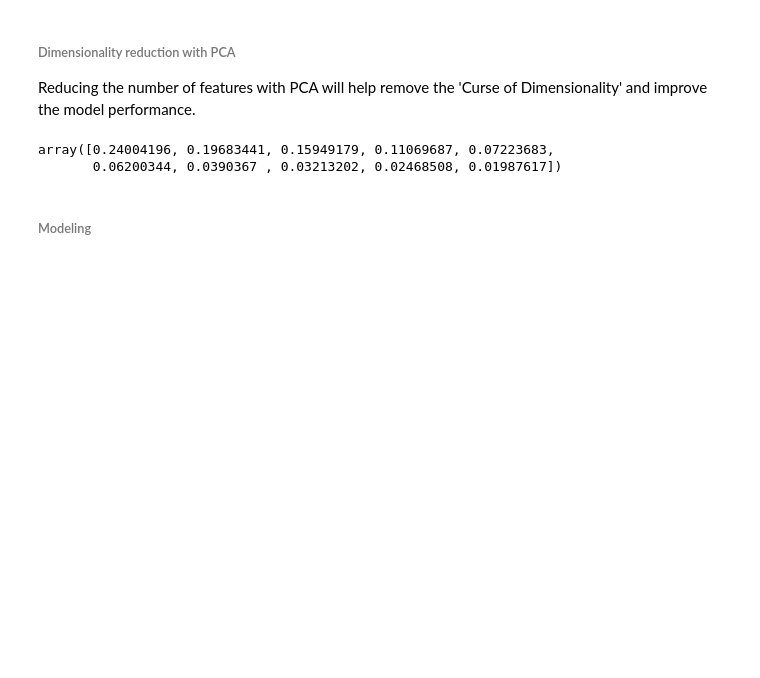
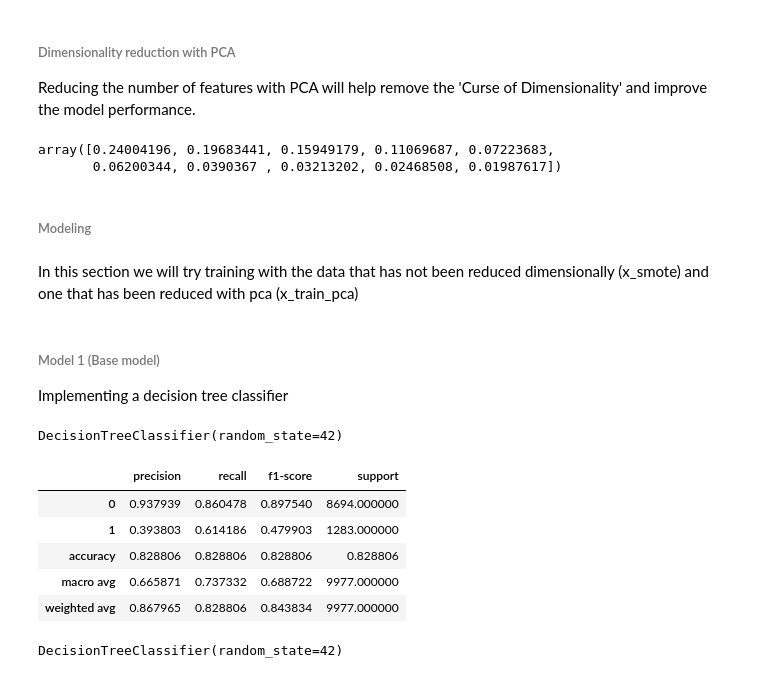
Before and after one commit to WilliamNdoni/loan_approval_prediction_kaggle, a Jupyter notebook: loan_approval_prediction.ipynb, the cells around one changed output. Saved outputs shown, nothing was run; the diff lists cells and outputs as text; code cells hidden in the pictures; blank space fills up the shorter version.

```diff
--- a/loan_approval_prediction.ipynb
+++ b/loan_approval_prediction.ipynb
@@ -625,3 +625,38 @@ array([0.24004196, 0.19683441, 0.15949179, 0.11069687, 0.07223683,
        0.06200344, 0.0390367 , 0.03213202, 0.02468508, 0.01987617])
 # %% [markdown]
 ###### Modeling
+# %% [markdown]
+In this section we will try training with the data that has not been reduced dimensionally (x_smote) and one that has been reduced with pca (x_train_pca)
+# %% [markdown]
+###### Model 1 (Base model)
+Implementing a decision tree classifier
+# %%
+# The decision tree classifier will be used as the basic model for comparison
+# The default parameters will be used
+from sklearn.tree import DecisionTreeClassifier
+from sklearn.metrics import accuracy_score,classification_report,confusion_matrix
+# Initializing the model
+dt_clf_pca = DecisionTreeClassifier(random_state=42)
+# Fitting the model on the training set
+dt_clf_pca.fit(x_train_pca,y_smote)
+# %% [output]
+DecisionTreeClassifier(random_state=42)
+# %%
+# Predicting on the test set
+y_pred = dt_clf.predict(x_test_pca)
+# %%
+# Taking a look at the classification report
+pd.DataFrame(classification_report(y_test,y_pred,output_dict=True)).transpose()
+# %% [output]
+|  | precision | recall | f1-score | support |
+| 0 | 0.937939 | 0.860478 | 0.897540 | 8694.000000 |
+| 1 | 0.393803 | 0.614186 | 0.479903 | 1283.000000 |
+| accuracy | 0.828806 | 0.828806 | 0.828806 | 0.828806 |
+| macro avg | 0.665871 | 0.737332 | 0.688722 | 9977.000000 |
+| weighted avg | 0.867965 | 0.828806 | 0.843834 | 9977.000000 |
+# %%
+dt_clf = DecisionTreeClassifier(random_state=42)
+# Fitting the model on the training set
+dt_clf.fit(x_smote,y_smote)
+# %% [output]
+DecisionTreeClassifier(random_state=42)
```
Also changed, not shown: parts of 7 cells of this notebook.
